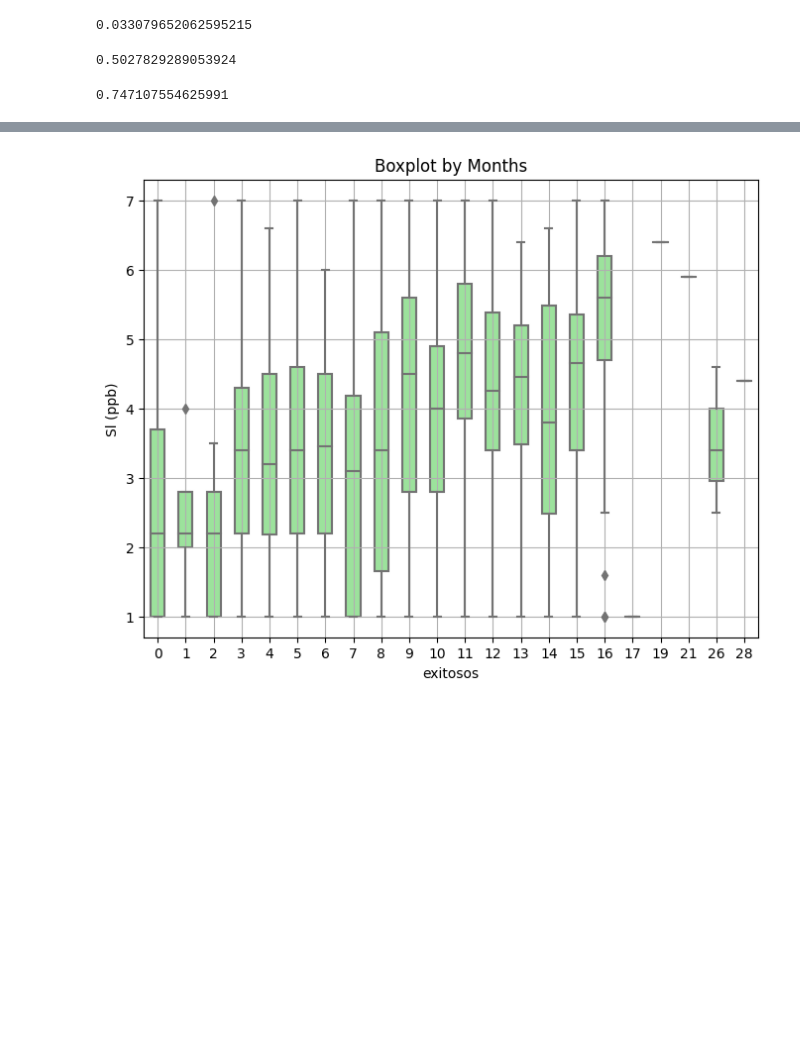
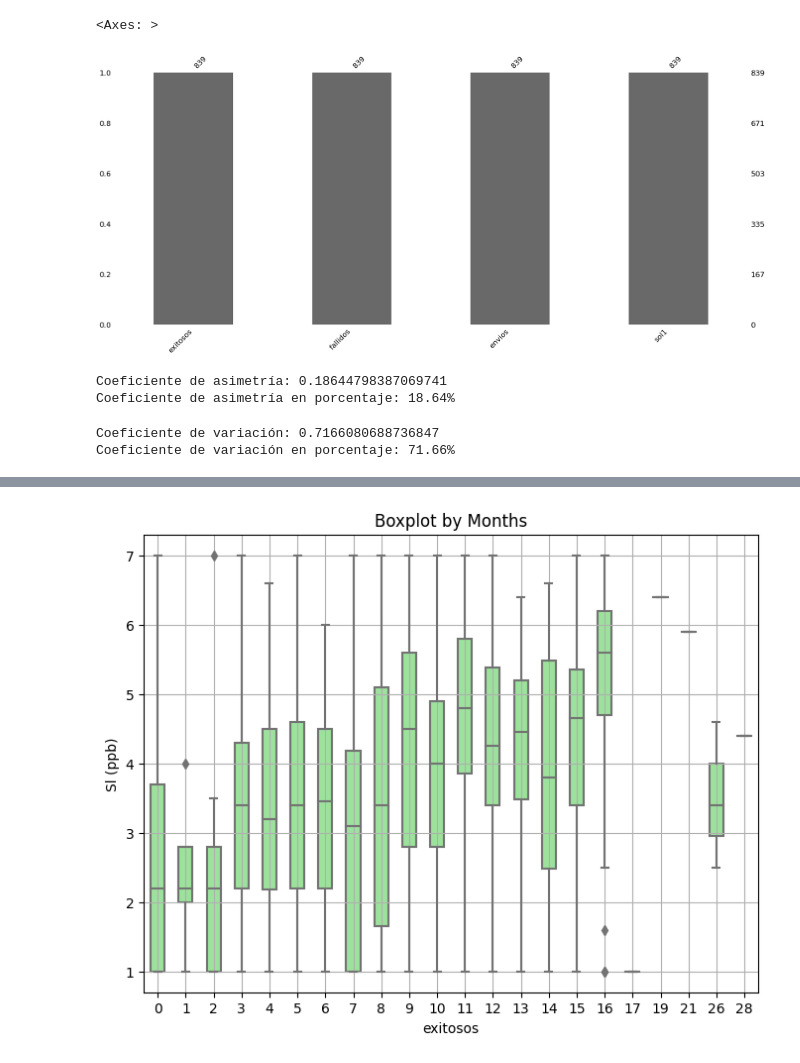
Before and after one commit to tonporaqui/tesis, a Jupyter notebook: notebooks/analisis_datos.ipynb, the cells around one changed output, grey strips where cells are left out. Cells and saved outputs as stored; diff of their text form; code cells hidden in the pictures; blank space fills up the shorter version.

```diff
--- a/notebooks/analisis_datos.ipynb
+++ b/notebooks/analisis_datos.ipynb
@@ -76,3 +75,6 @@ memory usage: 373.7 KB
 # %%
-# Visualización de datos faltantes
-# msno.matrix(df, sort='ascending')
+#Visualización de datos faltantes
+msno.bar(df)
+# %% [output]
+<Axes: >
+[figure, added]
@@ -93,32 +83,26 @@ memory usage: 373.7 KB
 def c_skew(x):
     m3 = np.mean((x - np.mean(x, axis=0)) ** 3, axis=0)
     skew = m3 / (np.std(x, axis=0) ** 3)
-    return skew
-
-c_skew(df['exitosos'])
-c_skew(df['fallidos'])
-c_skew(df['envios'])
-c_skew(df['sol1'])
+    skew_percent = skew * 100
+    return skew, skew_percent
+skewness, skewness_percent = c_skew(df['exitosos'])
+print("Coeficiente de asimetría:", skewness)
+print("Coeficiente de asimetría en porcentaje: {:.2f}%".format(skewness_percent))
 # %% [output]
-0.033079652062595215
+Coeficiente de asimetría: 0.18644798387069741
+Coeficiente de asimetría en porcentaje: 18.64%
 # %%
 # Coeficiente de variación
 def coef_var(x):
-    return np.std(x, axis=0) / np.mean(x, axis=0)
+    std = np.std(x, axis=0)
+    mean = np.mean(x, axis=0)
+    cv = std / mean
+    cv_percent = cv * 100
+    return cv, cv_percent
 
-# coef_var(df['exitosos'])
-# coef_var(df['fallidos'])
-# coef_var(df['envios'])
-coef_var(df['sol1'])
+cv, cv_percent = coef_var(df['exitosos'])
+print("Coeficiente de variación:", cv)
+print("Coeficiente de variación en porcentaje: {:.2f}%".format(cv_percent))
 # %% [output]
-0.5027829289053924
+Coeficiente de variación: 0.7166080688736847
+Coeficiente de variación en porcentaje: 71.66%
-# %%
-# Coeficiente de variación
-def coef_var(x):
-    return np.std(x, axis=0, ddof=1) / np.mean(x, axis=0)
-
-# coef_var(df['sol1'])
-# coef_var(df['exitosos'])
-coef_var(df['fallidos'])
-# %% [output]
-0.747107554625991
```
Also changed, not shown: parts of 23 cells of this notebook, 7 other files.
